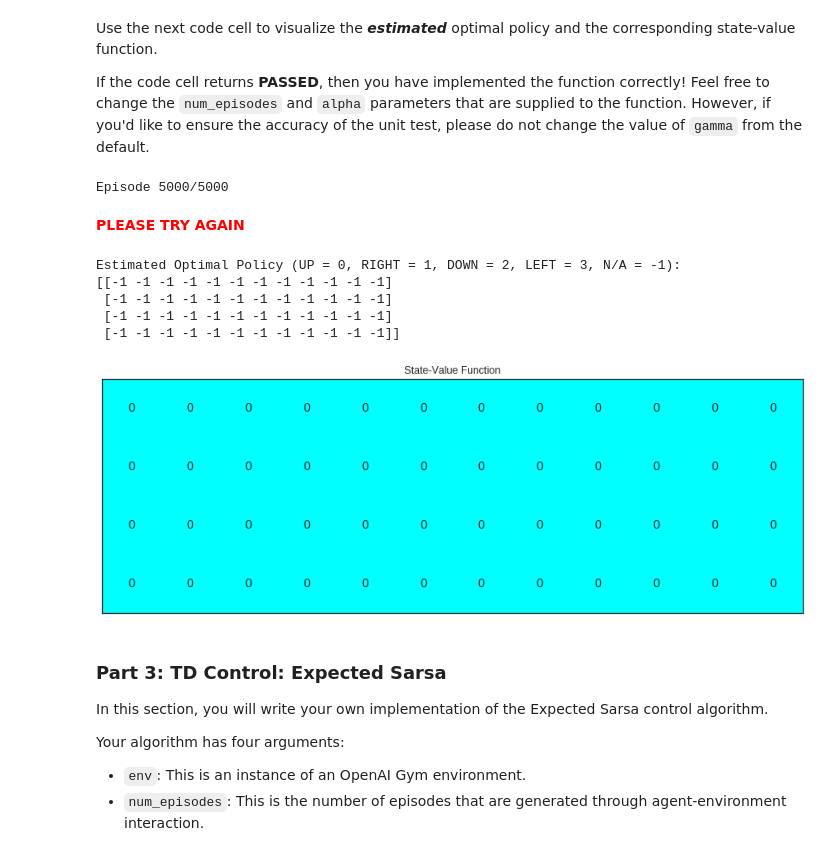
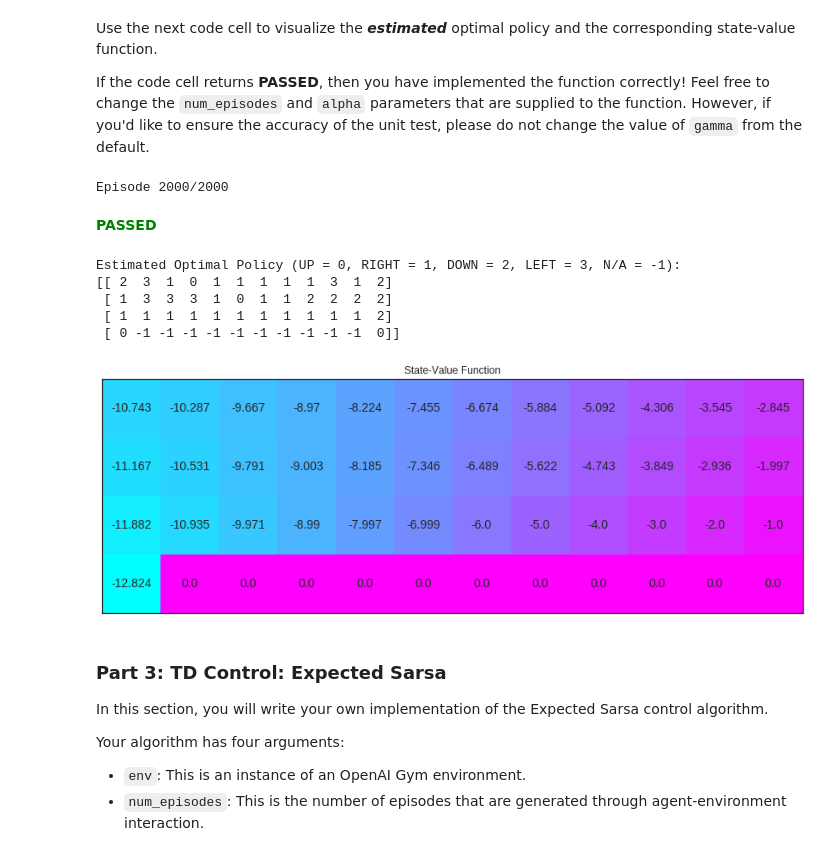
Before and after one commit to bhattsachin/deep-reinforcement-learning, a Jupyter notebook: temporal-difference/Temporal_Difference.ipynb, the cells around one changed output. Drawn from its saved outputs; the diff is of its cells as text; code cells hidden in the pictures.

Commit message:
Q-learning Implemented q-learning on gridwalk.

```diff
--- a/temporal-difference/Temporal_Difference.ipynb
+++ b/temporal-difference/Temporal_Difference.ipynb
@@ -106,8 +106,10 @@ def take_action(env, Q, state, epsilon):
 
     return action
 
-def init_eps():
-    return 1.0, 0.99, 0.05
+def monitor(i_episode, num_episodes):
+    if i_episode % 100 == 0:
+        print("\rEpisode {}/{}".format(i_episode, num_episodes), end="")
+        sys.stdout.flush()
 
 
 def sarsa(env, num_episodes, alpha, gamma=1.0):
@@ -117,11 +119,7 @@ def sarsa(env, num_episodes, alpha, gamma=1.0):
     # initialize performance monitor
     # loop over episodes
     for i_episode in range(1, num_episodes+1):
-        # monitor progress
-        if i_episode % 100 == 0:
-            print("\rEpisode {}/{}".format(i_episode, num_episodes), end="")
-            sys.stdout.flush()
-
+        monitor(i_episode, num_episodes)
         epsilon = 1/i_episode
         state = env.reset()
         while True:
@@ -142,7 +140,7 @@ Use the next code cell to visualize the **_estimated_** optimal policy and the c
 If the code cell returns **PASSED**, then you have implemented the function correctly!  Feel free to change the `num_episodes` and `alpha` parameters that are supplied to the function.  However, if you'd like to ensure the accuracy of the unit test, please do not change the value of `gamma` from the default.
 # %%
 # obtain the estimated optimal policy and corresponding action-value function
-Q_sarsa = sarsa(env, 10000, .02)
+Q_sarsa = sarsa(env, 5000, .015)
 
 # print the estimated optimal policy
 policy_sarsa = np.array([np.argmax(Q_sarsa[key]) if key in Q_sarsa else -1 for key in np.arange(48)]).reshape(4,12)
@@ -181,17 +179,18 @@ Please complete the function in the code cell below.
 (_Feel free to define additional functions to help you to organize your code._)
 # %%
 def q_learning(env, num_episodes, alpha, gamma=1.0):
-    # initialize empty dictionary of arrays
     Q = defaultdict(lambda: np.zeros(env.nA))
-    # loop over episodes
     for i_episode in range(1, num_episodes+1):
-        # monitor progress
-        if i_episode % 100 == 0:
-            print("\rEpisode {}/{}".format(i_episode, num_episodes), end="")
-            sys.stdout.flush()
-
-        ## TODO: complete the function
-
+        monitor(i_episode, num_episodes)
+        state = env.reset()
+        epsilon = 1/num_episodes
+        while True:
+            action = take_action(env, Q, state, epsilon)
+            next_state, reward, done, info = env.step(action)
+            Q[state][action] += alpha*(reward + gamma*np.max(Q[next_state]) - Q[state][action])
+            state = next_state
+            if done:
+                break
     return Q
 # %% [markdown]
 Use the next code cell to visualize the **_estimated_** optimal policy and the corresponding state-value function.
@@ -199,25 +198,25 @@ Use the next code cell to visualize the **_estimated_** optimal policy and the c
 If the code cell returns **PASSED**, then you have implemented the function correctly!  Feel free to change the `num_episodes` and `alpha` parameters that are supplied to the function.  However, if you'd like to ensure the accuracy of the unit test, please do not change the value of `gamma` from the default.
 # %%
 # obtain the estimated optimal policy and corresponding action-value function
-Q_sarsamax = q_learning(env, 5000, .01)
+Q_sarsamax = q_learning(env, 2000, .015)
 
 # print the estimated optimal policy
 policy_sarsamax = np.array([np.argmax(Q_sarsamax[key]) if key in Q_sarsamax else -1 for key in np.arange(48)]).reshape((4,12))
 check_test.run_check('td_control_check', policy_sarsamax)
 print("\nEstimated Optimal Policy (UP = 0, RIGHT = 1, DOWN = 2, LEFT = 3, N/A = -1):")
 print(policy_sarsamax)
 
 # plot the estimated optimal state-value function
 plot_values([np.max(Q_sarsamax[key]) if key in Q_sarsamax else 0 for key in np.arange(48)])
 # %% [output]
-Episode 5000/5000
+Episode 2000/2000
-**<span style="color: red;">PLEASE TRY AGAIN</span>**
+**<span style="color: green;">PASSED</span>**
 Estimated Optimal Policy (UP = 0, RIGHT = 1, DOWN = 2, LEFT = 3, N/A = -1):
-[[-1 -1 -1 -1 -1 -1 -1 -1 -1 -1 -1 -1]
- [-1 -1 -1 -1 -1 -1 -1 -1 -1 -1 -1 -1]
- [-1 -1 -1 -1 -1 -1 -1 -1 -1 -1 -1 -1]
- [-1 -1 -1 -1 -1 -1 -1 -1 -1 -1 -1 -1]]
+[[ 2  3  1  0  1  1  1  1  1  3  1  2]
+ [ 1  3  3  3  1  0  1  1  2  2  2  2]
+ [ 1  1  1  1  1  1  1  1  1  1  1  2]
+ [ 0 -1 -1 -1 -1 -1 -1 -1 -1 -1 -1  0]]
-[figure, old version]
+[figure, new version]
 # %% [markdown]
 ### Part 3: TD Control: Expected Sarsa
 
```
Also changed, not shown: parts of 1 cell of this notebook.
